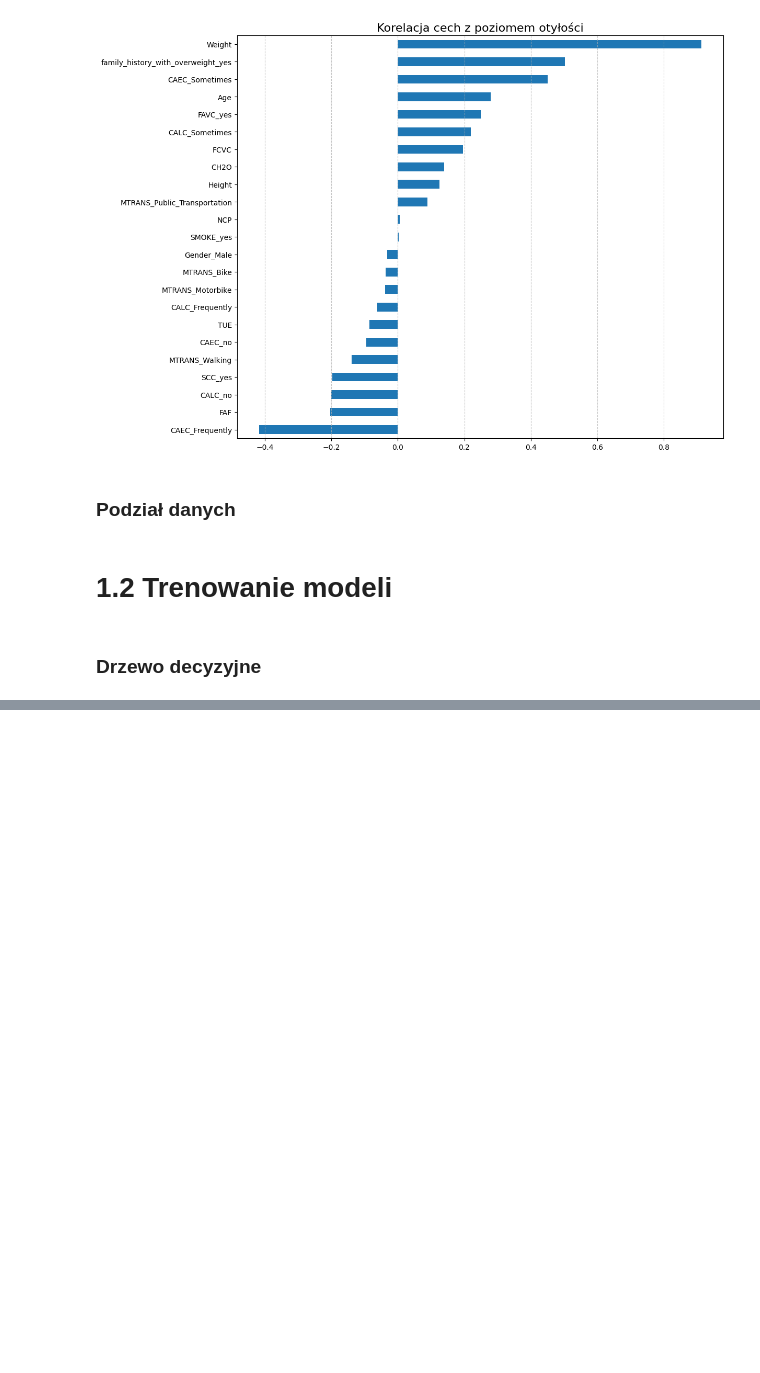
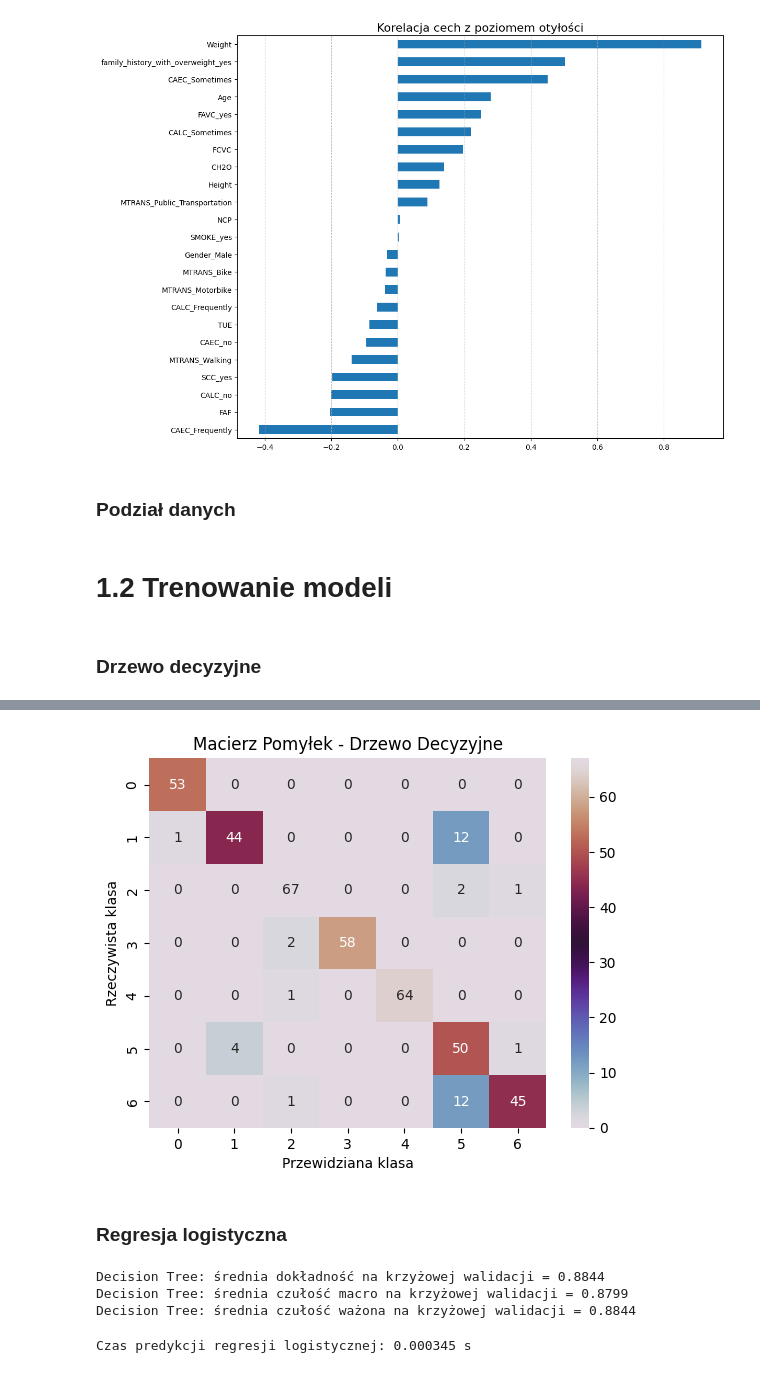
Before and after one commit to Zajecia-na-PWr-LR/lista-5-swientyk, a Jupyter notebook: lab05-ensemble.ipynb, the cells around one changed output, grey strips where cells are left out. Drawn from its saved outputs; the diff is of its cells as text; code cells hidden in the pictures; blank space fills up the shorter version.

```diff
--- a/lab05-ensemble.ipynb
+++ b/lab05-ensemble.ipynb
@@ -289,4 +307,11 @@ cv = StratifiedKFold(n_splits=5, shuffle=True, random_state=42)
 # %% [markdown]
 ### Drzewo decyzyjne
 # %%
-tree_model = DecisionTreeClassifier(max_depth=4, random_state=42)
+tree_model = DecisionTreeClassifier(max_depth=7, random_state=42)
+
+tree_cv_accuracy = cross_val_score(tree_model, X_train, y_train, cv=cv, scoring='accuracy')
+print(f"Decision Tree: średnia dokładność na krzyżowej walidacji = {tree_cv_accuracy.mean():.4f}")
+tree_cv_recall_m = cross_val_score(tree_model, X_train, y_train, cv=cv, scoring='recall_macro')
+print(f"Decision Tree: średnia czułość macro na krzyżowej walidacji = {tree_cv_recall_m.mean():.4f}")
+tree_cv_recall_w = cross_val_score(tree_model, X_train, y_train, cv=cv, scoring='recall_weighted')
+print(f"Decision Tree: średnia czułość ważona na krzyżowej walidacji = {tree_cv_recall_w.mean():.4f}")
@@ -292,0 +322,10 @@ tree_model = DecisionTreeClassifier(max_depth=4, random_state=42)
+# %%
+tree_model.fit(X_train, y_train)
+times = []
+for _ in range(100):
+    start_time = time.perf_counter()
+    tree_preds = tree_model.predict(X_test)
+    end_time = time.perf_counter()
+    times.append(end_time-start_time)
+tree_prediction_time = sum(times) / len(times)
+print(f"Średni czas predykcji drzewa: {tree_prediction_time:.6f} s")
@@ -292,0 +350,36 @@ tree_model = DecisionTreeClassifier(max_depth=4, random_state=42)
+# %%
+sns.heatmap(confusion_matrix(y_test, tree_preds), annot=True, fmt='d', cmap='twilight')
+plt.title('Macierz Pomyłek - Drzewo Decyzyjne')
+plt.xlabel('Przewidziana klasa')
+plt.ylabel('Rzeczywista klasa')
+plt.show()
+# %% [output]
+[figure, added]
+# %% [markdown]
+### Regresja logistyczna
+# %%
+logreg_model = LogisticRegression(max_iter=5000, random_state=42)
+
+logreg_cv_accuracy = cross_val_score(tree_model, X_train, y_train, cv=cv, scoring='accuracy')
+print(f"Decision Tree: średnia dokładność na krzyżowej walidacji = {logreg_cv_accuracy.mean():.4f}")
+logreg_cv_recall_m = cross_val_score(tree_model, X_train, y_train, cv=cv, scoring='recall_macro')
+print(f"Decision Tree: średnia czułość macro na krzyżowej walidacji = {logreg_cv_recall_m.mean():.4f}")
+logreg_cv_recall_w = cross_val_score(tree_model, X_train, y_train, cv=cv, scoring='recall_weighted')
+print(f"Decision Tree: średnia czułość ważona na krzyżowej walidacji = {logreg_cv_recall_w.mean():.4f}")
+# %% [output]
+Decision Tree: średnia dokładność na krzyżowej walidacji = 0.8844
+Decision Tree: średnia czułość macro na krzyżowej walidacji = 0.8799
+Decision Tree: średnia czułość ważona na krzyżowej walidacji = 0.8844
+# %%
+logreg_model.fit(X_train, y_train)
+
+times = []
+for _ in range(100):
+    start_time = time.perf_counter()
+    logreg_preds = logreg_model.predict(X_test)
+    end_time = time.perf_counter()
+    times.append(end_time-start_time)
+logreg_prediction_time = sum(times) / len(times)
+print(f"Czas predykcji regresji logistycznej: {logreg_prediction_time:.6f} s")
+# %% [output]
+Czas predykcji regresji logistycznej: 0.000345 s
```
Also changed, not shown: parts of 9 cells of this notebook.
